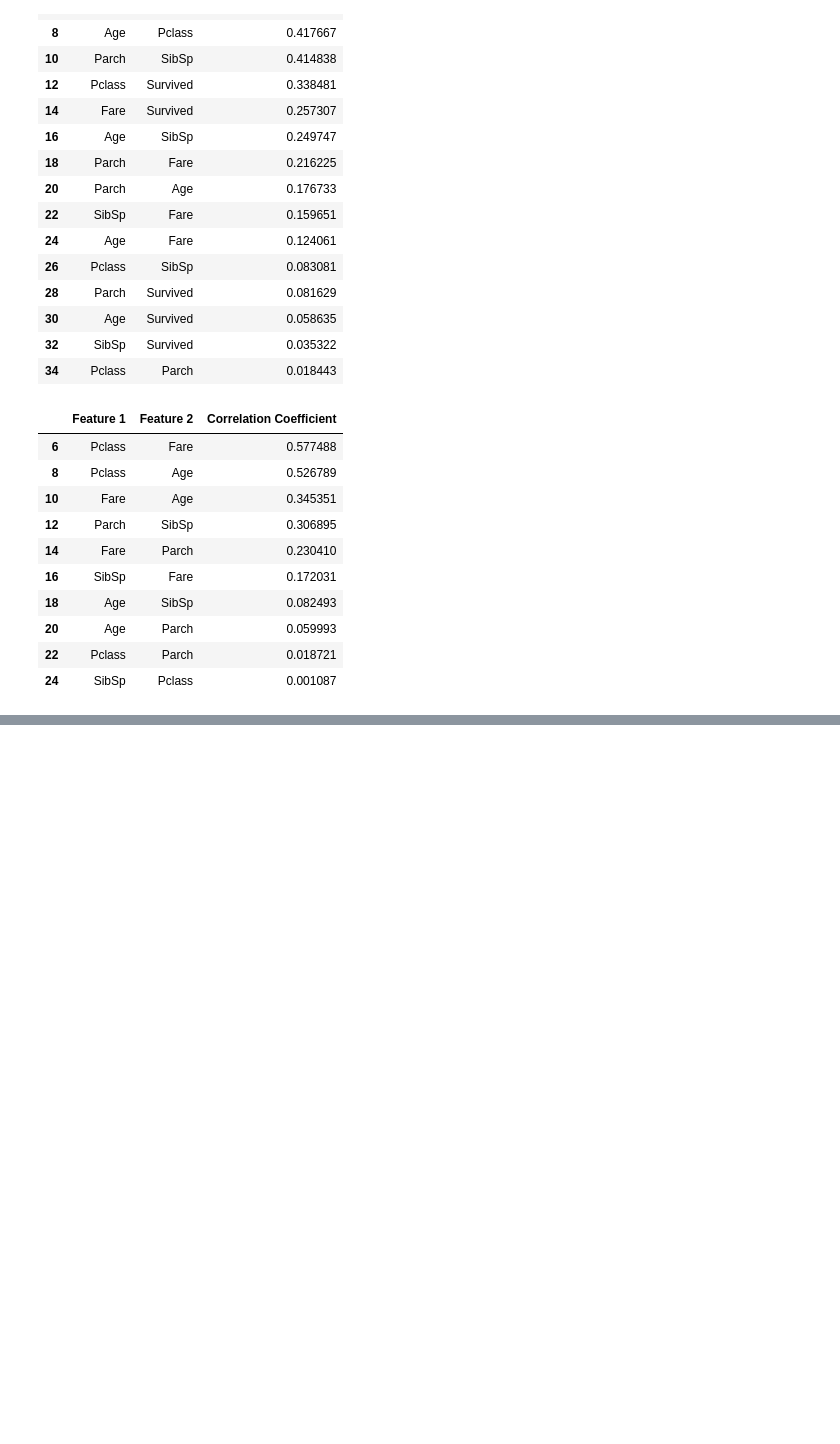
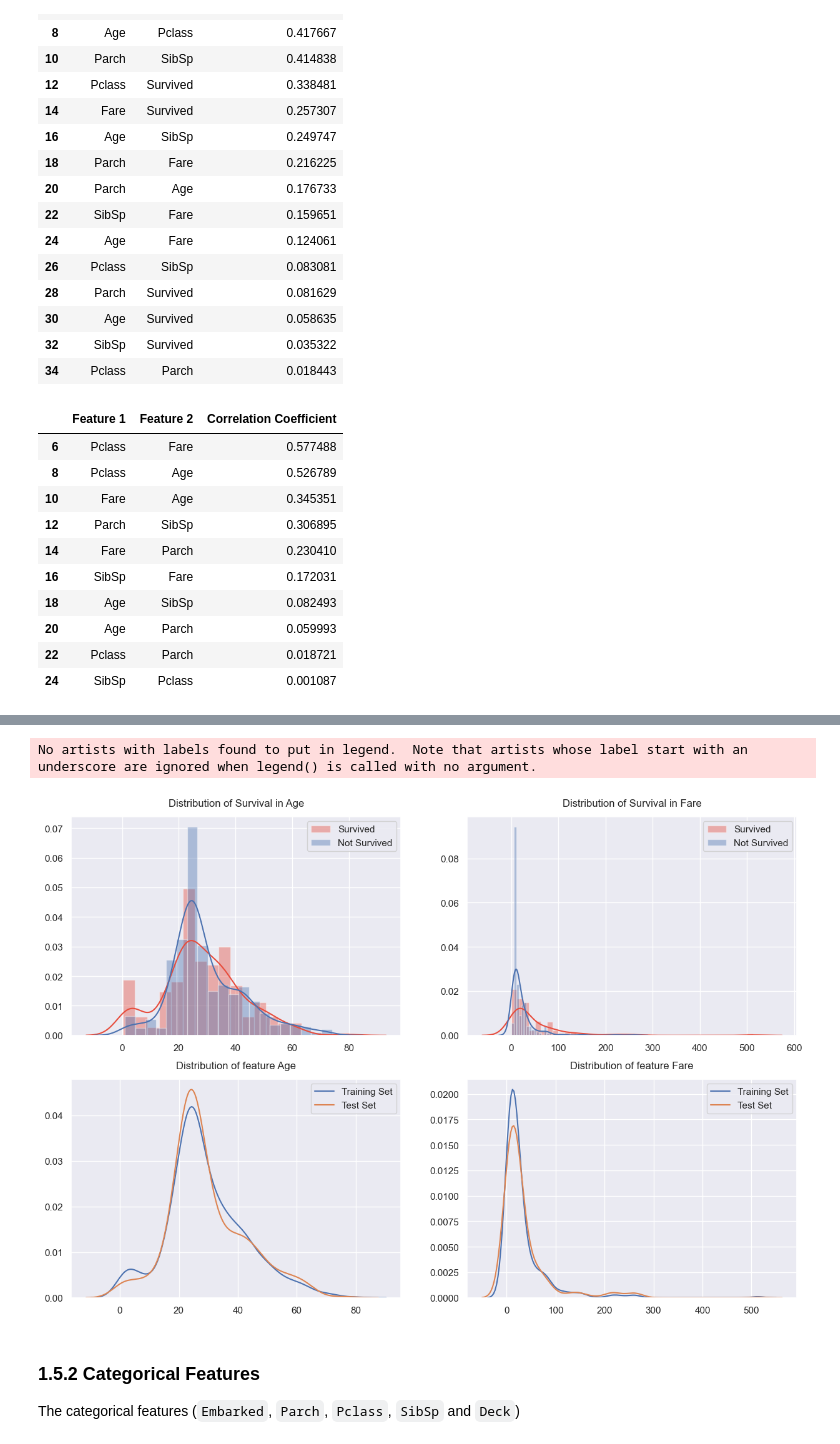
Before and after one commit to subtlewow/kaggle_comps, a Jupyter notebook: titanic/titanic.ipynb, the cells around one changed output, grey strips where cells are left out. Drawn from its saved outputs; the diff is of its cells as text; code cells hidden in the pictures; blank space fills up the shorter version.

```diff
--- a/titanic/titanic.ipynb
+++ b/titanic/titanic.ipynb
@@ -731,0 +772,31 @@ High Correlations for Test Set
+# %%
+survived = df_train['Survived'] == 1
+con_features = ['Age', 'Fare']
+
+fig, axs = plt.subplots(ncols=2, nrows=2, figsize=(15,10))
+
+for i, feature in enumerate(con_features):
+    sns.distplot(df_train[survived][feature], hist=True, color='#e74c3c', label='Survived', ax=axs[0][i])
+    sns.distplot(df_train[~survived][feature], hist=True, label='Not Survived', ax=axs[0][i])
+    axs[0][i].set_title("Distribution of Survival in {}".format(feature), pad=12)
+    axs[0][i].set_xlabel("")
+    axs[0][i].set_ylabel("")
+    axs[0][i].legend()
+
+    sns.distplot(df_train[feature], label="Training Set", hist=False, ax=axs[1][i])
+    sns.distplot(df_test[feature], label='Test Set', hist=False, ax=axs[1][i])
+
+    axs[1][i].set_title("Distribution of feature {}".format(feature), pad=12)
+    axs[1][i].legend()
+    axs[1][i].set_xlabel("")
+    axs[1][i].set_ylabel("")
+
+    plt.legend()
+plt.show()
+# %% [output]
+No artists with labels found to put in legend.  Note that artists whose label start with an underscore are ignored when legend() is called with no argument.
+[figure, added]
+# %% [markdown]
+### 1.5.2 Categorical Features
+
+The categorical features (`Embarked`, `Parch`, `Pclass`, `SibSp` and `Deck`)
```
Also changed, not shown: parts of 16 cells of this notebook.
